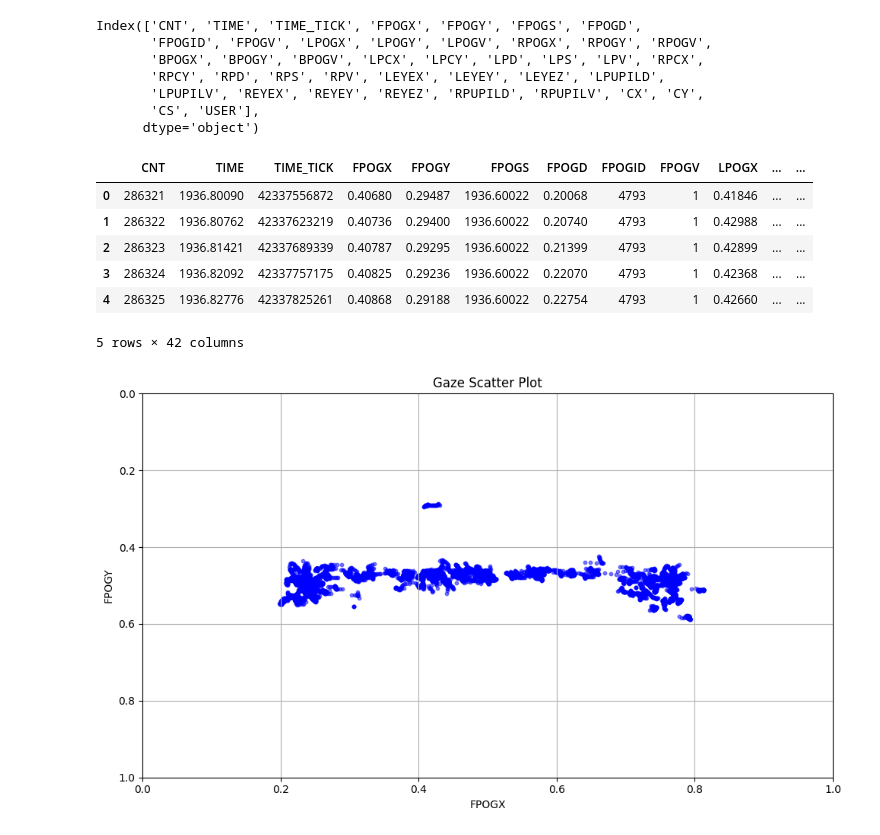
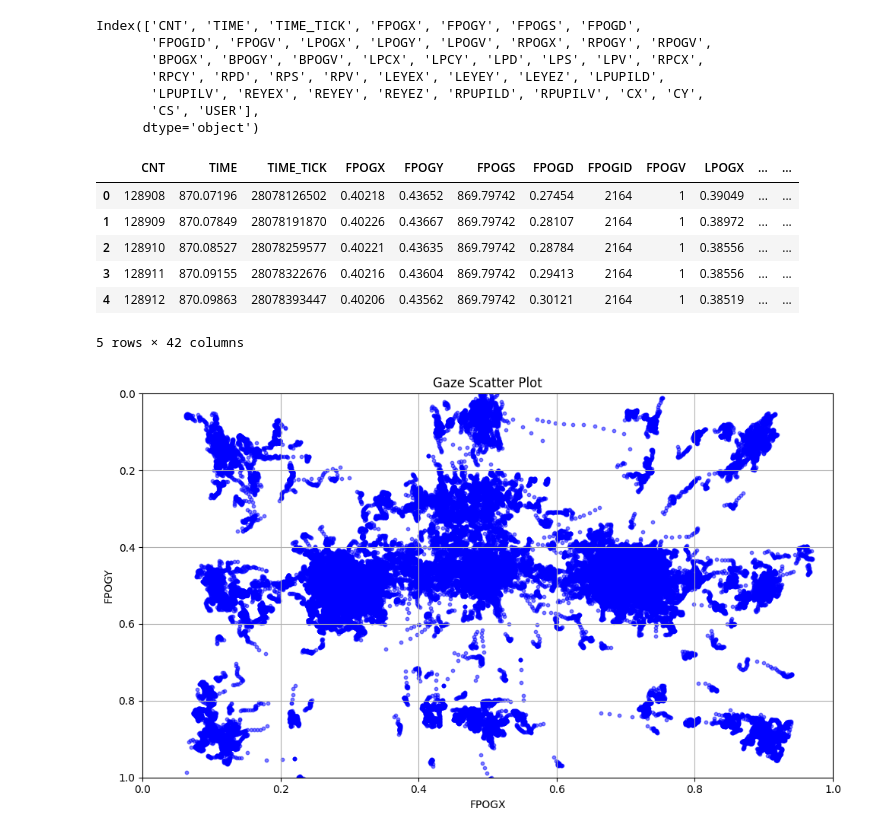
Before and after one commit to MadlenBartsch/EyeTracking_Projekt, a Jupyter notebook: scripts/visulaization.ipynb, the cells around one changed output. Cells and saved outputs as stored; diff of their text form; code cells hidden in the pictures.

```diff
--- a/scripts/visulaization.ipynb
+++ b/scripts/visulaization.ipynb
@@ -4,24 +4,24 @@ import pandas as pd
 import matplotlib.pyplot as plt
 import seaborn as sns
 # %%
-data_path = 'subject-0.tsv'
+data_path = 'C:/Users/madle/Documents/GitHub/EyeTracking_Projekt/data/franzi_pilot.tsv'
 df = pd.read_csv(data_path, sep='\t')
 display(df.columns)
 df.head(5)
 # %% [output]
 Index(['CNT', 'TIME', 'TIME_TICK', 'FPOGX', 'FPOGY', 'FPOGS', 'FPOGD',
        'FPOGID', 'FPOGV', 'LPOGX', 'LPOGY', 'LPOGV', 'RPOGX', 'RPOGY', 'RPOGV',
        'BPOGX', 'BPOGY', 'BPOGV', 'LPCX', 'LPCY', 'LPD', 'LPS', 'LPV', 'RPCX',
        'RPCY', 'RPD', 'RPS', 'RPV', 'LEYEX', 'LEYEY', 'LEYEZ', 'LPUPILD',
        'LPUPILV', 'REYEX', 'REYEY', 'REYEZ', 'RPUPILD', 'RPUPILV', 'CX', 'CY',
        'CS', 'USER'],
       dtype='object')
 |  | CNT | TIME | TIME_TICK | FPOGX | FPOGY | FPOGS | FPOGD | FPOGID | FPOGV | LPOGX | ... | ... |
-| 0 | 286321 | 1936.80090 | 42337556872 | 0.40680 | 0.29487 | 1936.60022 | 0.20068 | 4793 | 1 | 0.41846 | ... | ... |
-| 1 | 286322 | 1936.80762 | 42337623219 | 0.40736 | 0.29400 | 1936.60022 | 0.20740 | 4793 | 1 | 0.42988 | ... | ... |
-| 2 | 286323 | 1936.81421 | 42337689339 | 0.40787 | 0.29295 | 1936.60022 | 0.21399 | 4793 | 1 | 0.42899 | ... | ... |
-| 3 | 286324 | 1936.82092 | 42337757175 | 0.40825 | 0.29236 | 1936.60022 | 0.22070 | 4793 | 1 | 0.42368 | ... | ... |
-| 4 | 286325 | 1936.82776 | 42337825261 | 0.40868 | 0.29188 | 1936.60022 | 0.22754 | 4793 | 1 | 0.42660 | ... | ... |
+| 0 | 128908 | 870.07196 | 28078126502 | 0.40218 | 0.43652 | 869.79742 | 0.27454 | 2164 | 1 | 0.39049 | ... | ... |
+| 1 | 128909 | 870.07849 | 28078191870 | 0.40226 | 0.43667 | 869.79742 | 0.28107 | 2164 | 1 | 0.38972 | ... | ... |
+| 2 | 128910 | 870.08527 | 28078259577 | 0.40221 | 0.43635 | 869.79742 | 0.28784 | 2164 | 1 | 0.38556 | ... | ... |
+| 3 | 128911 | 870.09155 | 28078322676 | 0.40216 | 0.43604 | 869.79742 | 0.29413 | 2164 | 1 | 0.38556 | ... | ... |
+| 4 | 128912 | 870.09863 | 28078393447 | 0.40206 | 0.43562 | 869.79742 | 0.30121 | 2164 | 1 | 0.38519 | ... | ... |
 5 rows × 42 columns
 # %%
 # drop invalid rows
@@ -41,7 +41,7 @@ plt.tight_layout()
 plt.savefig('gaze_scatter_plot.png', dpi=300, bbox_inches='tight')
 plt.show()
 # %% [output]
-[figure, old version]
+[figure, new version]
 # %%
 # === 3. Optional: Heatmap of gaze density (2D histogram) ===
 plt.figure(figsize=(10, 6))
```
Also changed, not shown: parts of 6 cells of this notebook, 16 other files.
